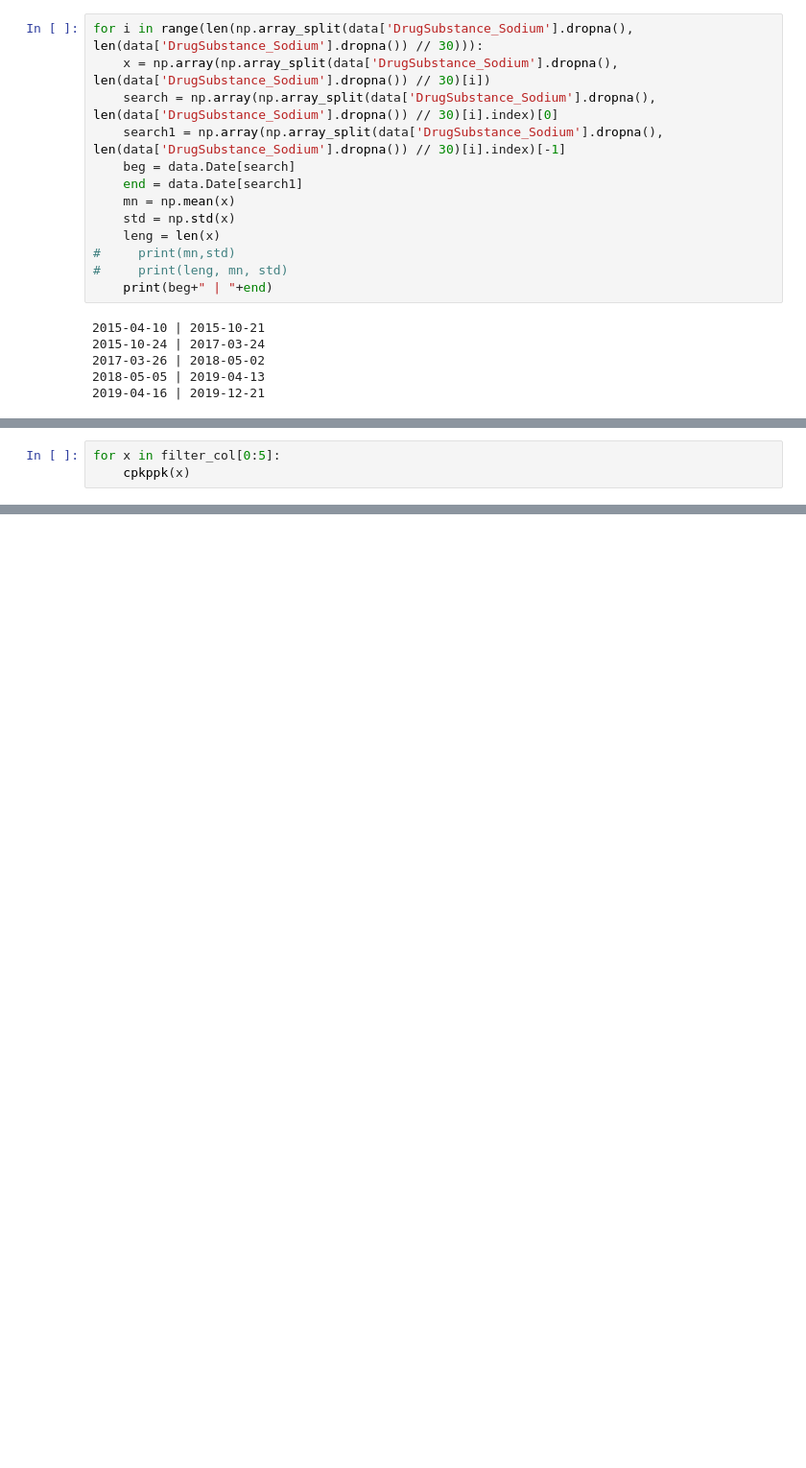
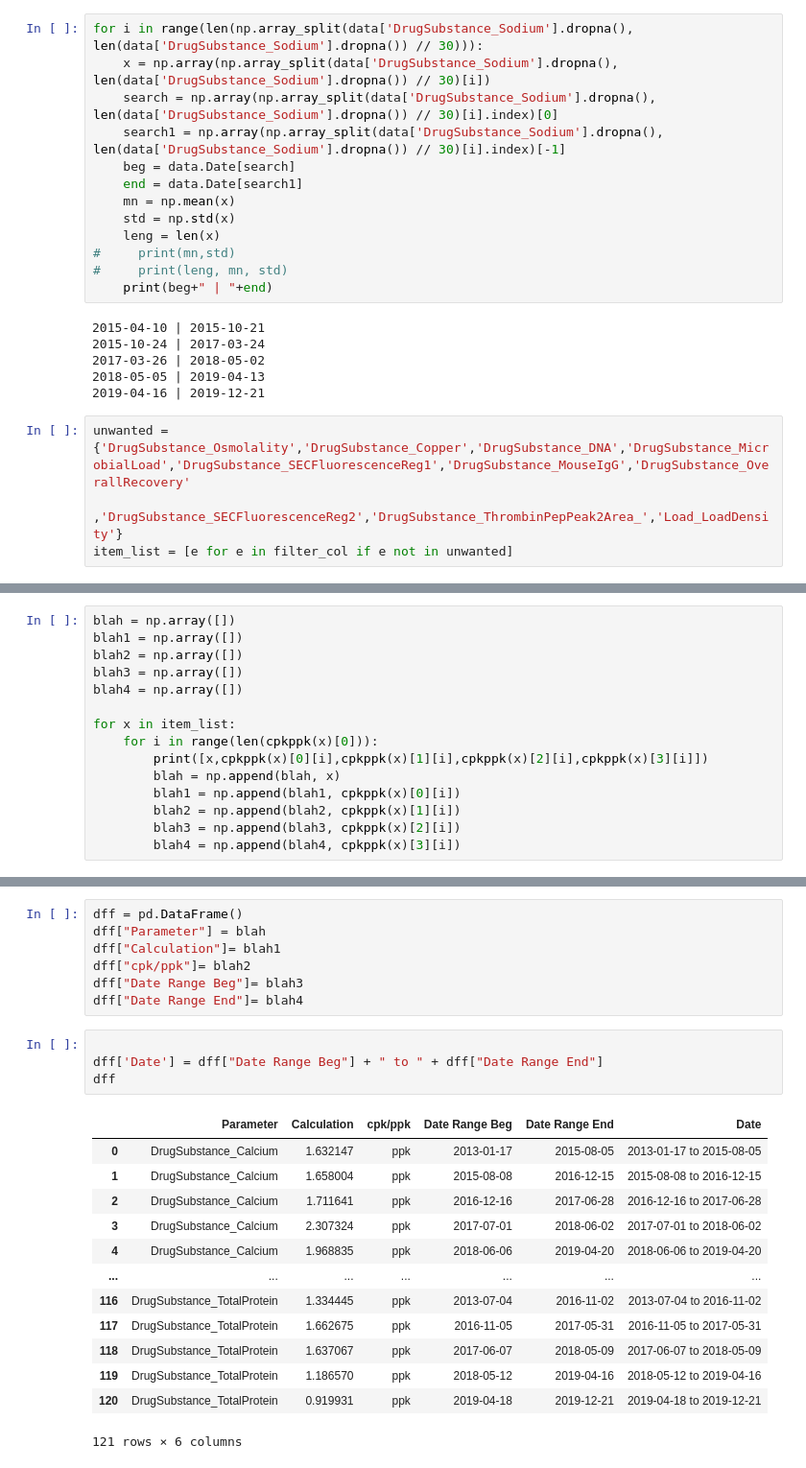
Before and after one commit to sssalveru/bayer, a Jupyter notebook: cpk.ipynb, the cells around one changed output, grey strips where cells are left out. Shown at 96% size. Saved outputs shown, nothing was run; the diff lists cells and outputs as text; blank space fills up the shorter version.

```diff
--- a/cpk.ipynb
+++ b/cpk.ipynb
@@ -30,6 +30,10 @@ for i in range(len(np.array_split(data['DrugSubstance_Sodium'].dropna(), len(dat
 2017-03-26 | 2018-05-02
 2018-05-05 | 2019-04-13
 2019-04-16 | 2019-12-21
+# %%
+unwanted = {'DrugSubstance_Osmolality','DrugSubstance_Copper','DrugSubstance_DNA','DrugSubstance_MicrobialLoad','DrugSubstance_SECFluorescenceReg1','DrugSubstance_MouseIgG','DrugSubstance_OverallRecovery'
+           ,'DrugSubstance_SECFluorescenceReg2','DrugSubstance_ThrombinPepPeak2Area_','Load_LoadDensity'}
+item_list = [e for e in filter_col if e not in unwanted]
 # %%
 
 def cpkppk(col):
@@ -98,3 +124,0 @@ len(weco.weco4('DrugSubstance_Sodium',mean=27.8))
-# %%
-for x in filter_col[0:5]:
-    cpkppk(x)
@@ -104,0 +127,15 @@ df
+# %%
+blah = np.array([])
+blah1 = np.array([])
+blah2 = np.array([])
+blah3 = np.array([])
+blah4 = np.array([])
+
+for x in item_list:
+    for i in range(len(cpkppk(x)[0])):
+        print([x,cpkppk(x)[0][i],cpkppk(x)[1][i],cpkppk(x)[2][i],cpkppk(x)[3][i]])
+        blah = np.append(blah, x)
+        blah1 = np.append(blah1, cpkppk(x)[0][i])
+        blah2 = np.append(blah2, cpkppk(x)[1][i])
+        blah3 = np.append(blah3, cpkppk(x)[2][i])
+        blah4 = np.append(blah4, cpkppk(x)[3][i])
@@ -104,0 +160,25 @@ df
+# %%
+dff = pd.DataFrame()
+dff["Parameter"] = blah
+dff["Calculation"]= blah1
+dff["cpk/ppk"]= blah2
+dff["Date Range Beg"]= blah3
+dff["Date Range End"]= blah4
+# %%
+
+dff['Date'] = dff["Date Range Beg"] + " to " + dff["Date Range End"]
+dff
+# %% [output]
+|  | Parameter | Calculation | cpk/ppk | Date Range Beg | Date Range End | Date |
+| 0 | DrugSubstance_Calcium | 1.632147 | ppk | 2013-01-17 | 2015-08-05 | 2013-01-17 to 2015-08-05 |
+| 1 | DrugSubstance_Calcium | 1.658004 | ppk | 2015-08-08 | 2016-12-15 | 2015-08-08 to 2016-12-15 |
+| 2 | DrugSubstance_Calcium | 1.711641 | ppk | 2016-12-16 | 2017-06-28 | 2016-12-16 to 2017-06-28 |
+| 3 | DrugSubstance_Calcium | 2.307324 | ppk | 2017-07-01 | 2018-06-02 | 2017-07-01 to 2018-06-02 |
+| 4 | DrugSubstance_Calcium | 1.968835 | ppk | 2018-06-06 | 2019-04-20 | 2018-06-06 to 2019-04-20 |
+| ... | ... | ... | ... | ... | ... | ... |
+| 116 | DrugSubstance_TotalProtein | 1.334445 | ppk | 2013-07-04 | 2016-11-02 | 2013-07-04 to 2016-11-02 |
+| 117 | DrugSubstance_TotalProtein | 1.662675 | ppk | 2016-11-05 | 2017-05-31 | 2016-11-05 to 2017-05-31 |
+| 118 | DrugSubstance_TotalProtein | 1.637067 | ppk | 2017-06-07 | 2018-05-09 | 2017-06-07 to 2018-05-09 |
+| 119 | DrugSubstance_TotalProtein | 1.186570 | ppk | 2018-05-12 | 2019-04-16 | 2018-05-12 to 2019-04-16 |
+| 120 | DrugSubstance_TotalProtein | 0.919931 | ppk | 2019-04-18 | 2019-12-21 | 2019-04-18 to 2019-12-21 |
+121 rows × 6 columns
```
Also changed, not shown: parts of 7 cells of this notebook.
